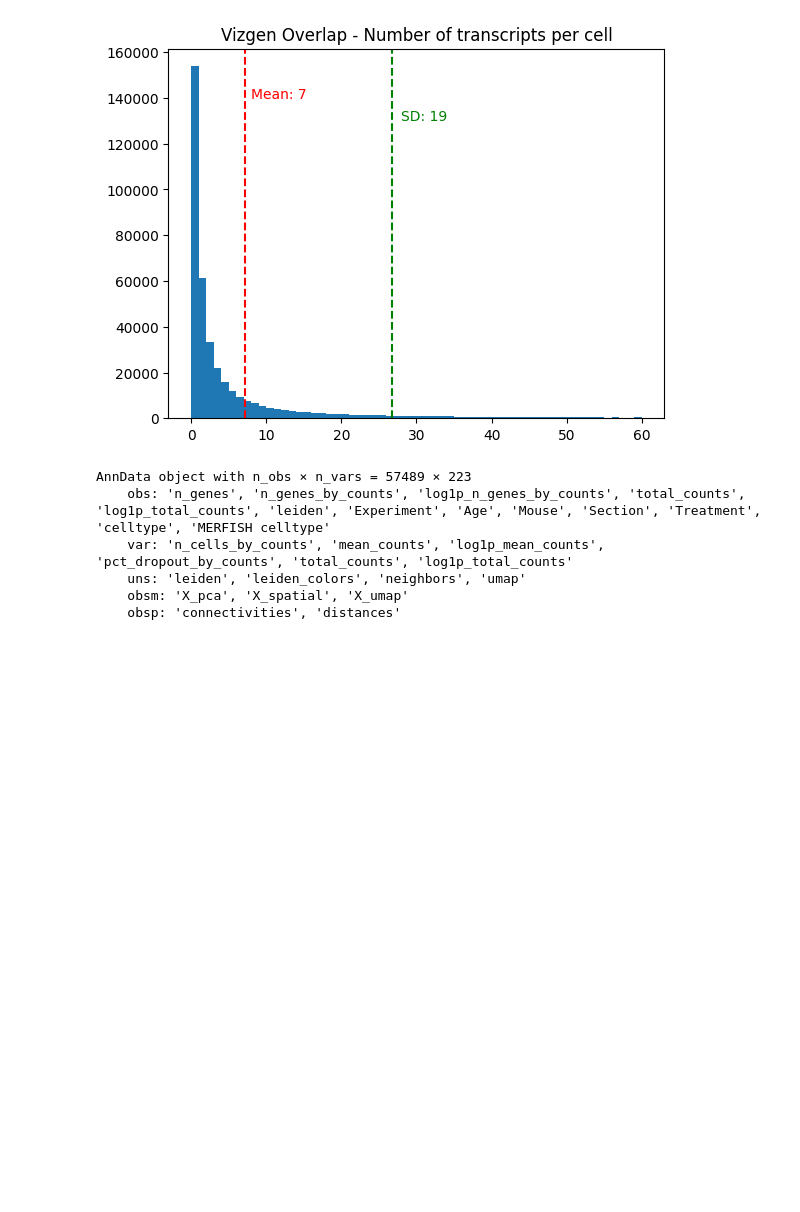
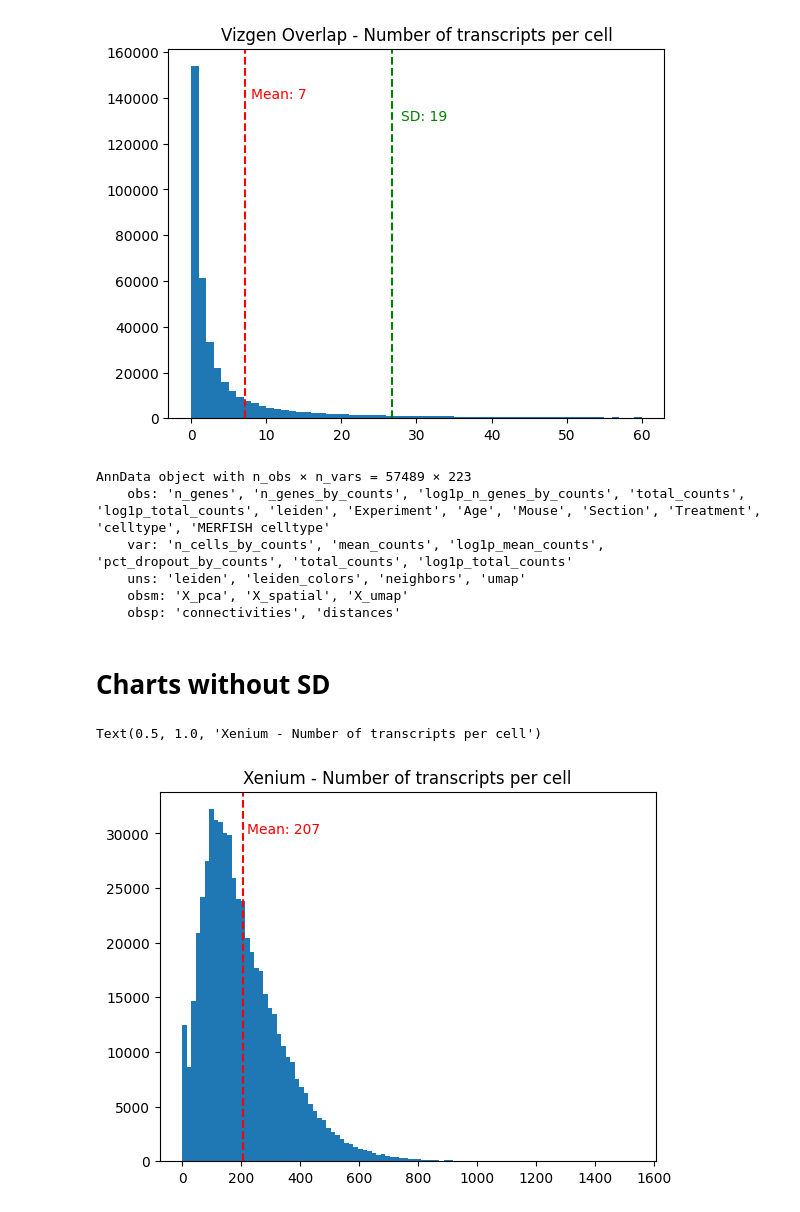
Before and after one commit to krisalejo/scRNA-seq-tech-comparisons, a Jupyter notebook: Transcripts per cell - Mean with SD histograms.ipynb, the cells around one changed output. Saved outputs shown, nothing was run; the diff lists cells and outputs as text; code cells hidden in the pictures; blank space fills up the shorter version.

Commit message:
add charts no SD

```diff
--- a/Transcripts per cell - Mean with SD histograms.ipynb
+++ b/Transcripts per cell - Mean with SD histograms.ipynb
@@ -486,3 +486,16 @@ AnnData object with n_obs × n_vars = 57489 × 223
     uns: 'leiden', 'leiden_colors', 'neighbors', 'umap'
     obsm: 'X_pca', 'X_spatial', 'X_umap'
     obsp: 'connectivities', 'distances'
+# %% [markdown]
+# Charts without SD
+# %%
+plt.hist(xenium_transcripts, bins = 100)
+plt.axvline(xenium_transcripts.mean(), color = 'red', linestyle = 'dashed', label = 'Mean')
+plt.text(220, 30000, f'Mean: {int(xenium_transcripts.mean())}', color = 'red')
+#plt.axvline(xenium_transcripts.mean() - xenium_transcripts.std(), color = 'green', linestyle = 'dashed', label = '-1 SD')
+#plt.text(380, 25000, f'SD: {int(xenium_transcripts.std())}', color = 'green')
+#plt.axvline(xenium_transcripts.mean() + xenium_transcripts.std(), color = 'green', linestyle = 'dashed', label = '+1 SD')
+plt.title('Xenium - Number of transcripts per cell')
+# %% [output]
+Text(0.5, 1.0, 'Xenium - Number of transcripts per cell')
+[figure, added]
```
Also changed, not shown: parts of 6 cells of this notebook.
